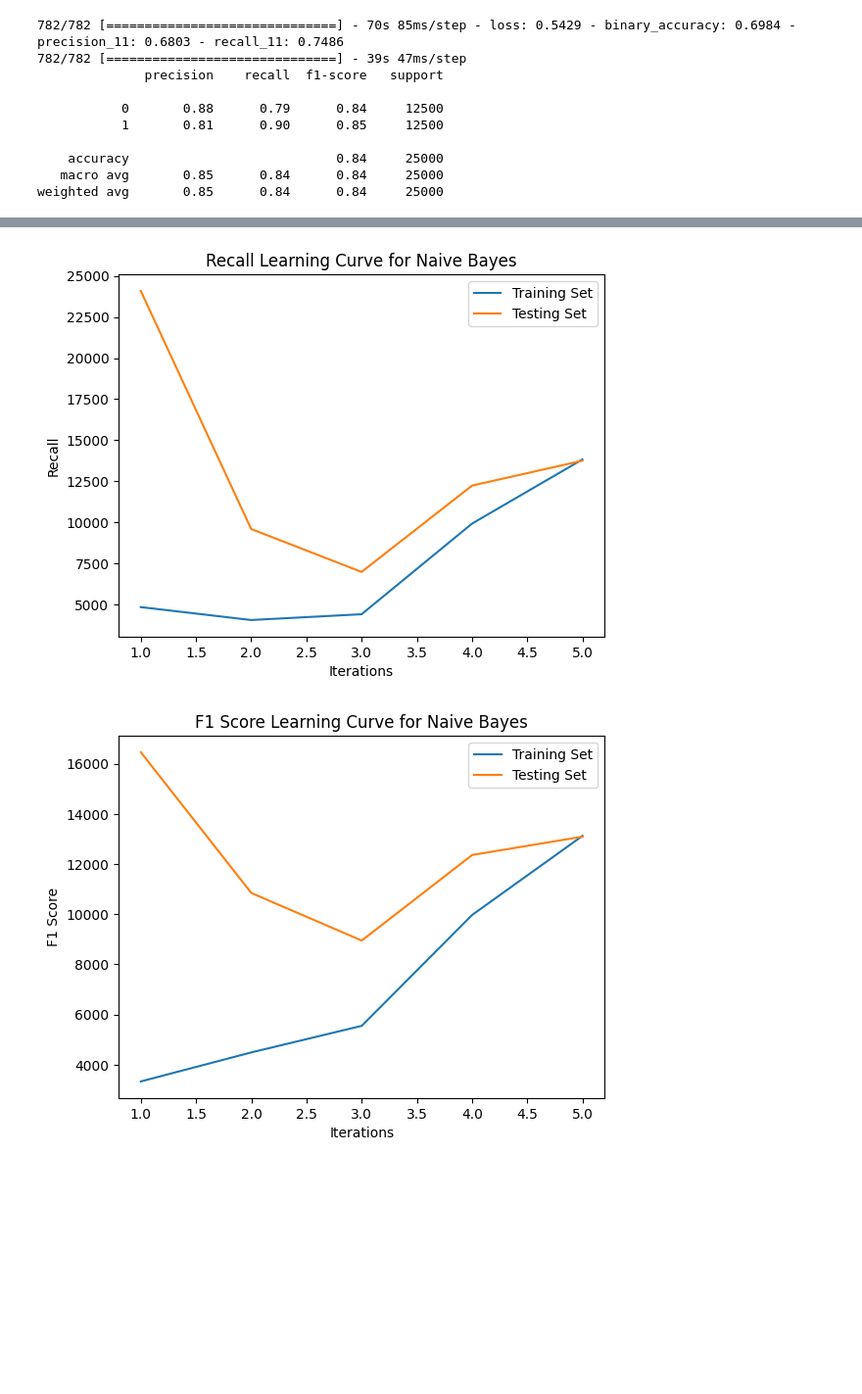
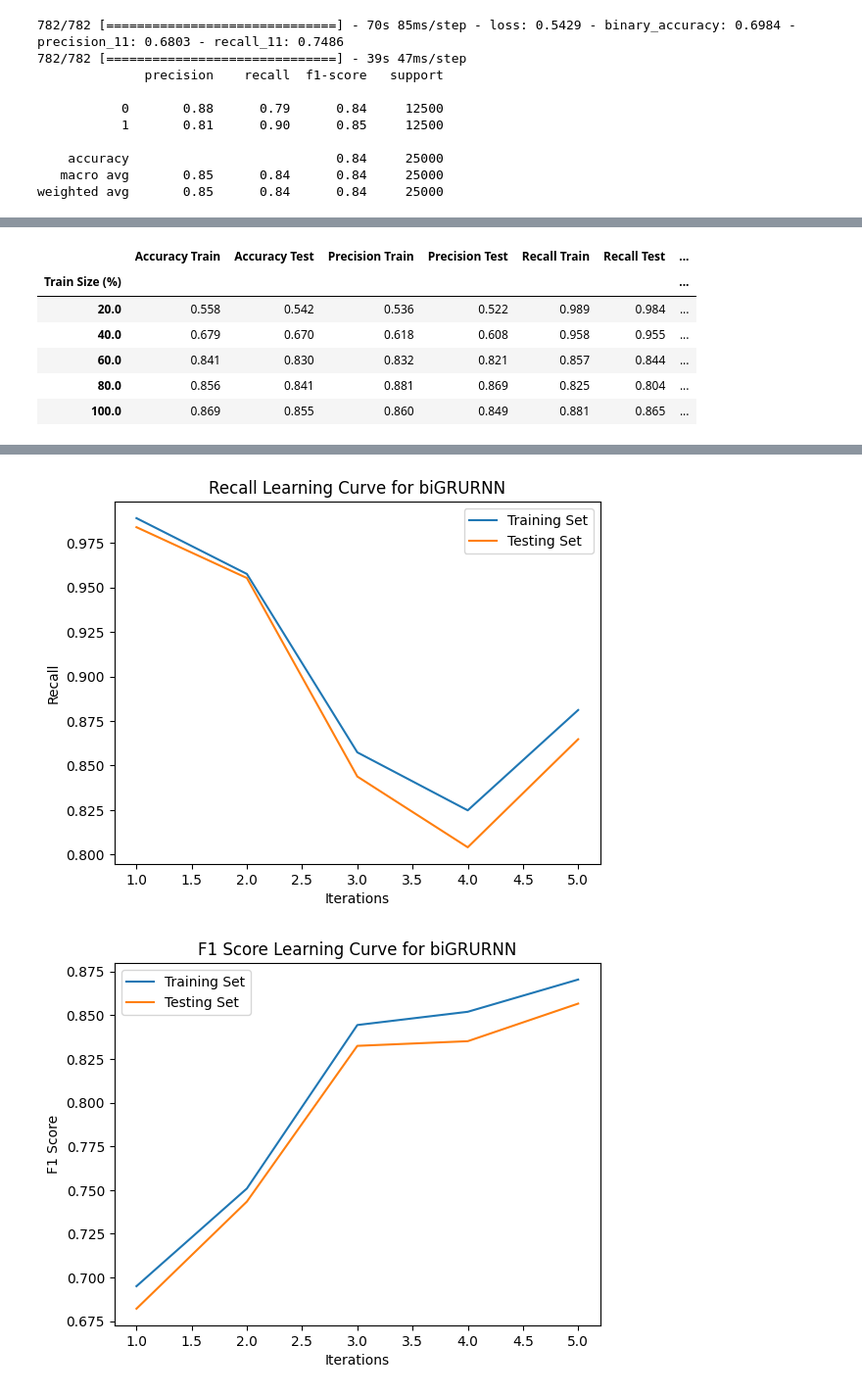
Before and after one commit to GwgwP/AI-Projects, a Jupyter notebook: secondProject/second_project.ipynb, the cells around one changed output, grey strips where cells are left out. Shown at 98% size. Drawn from its saved outputs; the diff is of its cells as text; code cells hidden in the pictures; blank space fills up the shorter version.

```diff
--- a/secondProject/second_project.ipynb
+++ b/secondProject/second_project.ipynb
@@ -1197,5 +1311,5 @@ weighted avg       0.85      0.84      0.84     25000
 # Curves of RNN
 rnn = RNN(vectorizer=vectorizer,  emb_size=64, h_size=64,num_layers=1, epochs=1, verbose=1, batch_size=32)
 # report_BiGRU_RNN = learning_curves(rnn, x_train,y_train, x_test, y_test, n_splits=5)
-report_BiGRU_RNN = learning_curves(rnn, x_train,y_train, x_test, y_test, n_splits=5)
+report_BiGRU_RNN = learning_curve_for_biGRURNN(rnn, x_train,y_train, x_test, y_test, n_splits=5)
 # %% [output]
@@ -1216,0 +1331,7 @@ report_BiGRU_RNN = learning_curves(rnn, x_train,y_train, x_test, y_test, n_split
+|  | Accuracy Train | Accuracy Test | Precision Train | Precision Test | Recall Train | Recall Test | ... |
+| Train Size (%) |  |  |  |  |  |  | ... |
+| 20.0 | 0.558 | 0.542 | 0.536 | 0.522 | 0.989 | 0.984 | ... |
+| 40.0 | 0.679 | 0.670 | 0.618 | 0.608 | 0.958 | 0.955 | ... |
+| 60.0 | 0.841 | 0.830 | 0.832 | 0.821 | 0.857 | 0.844 | ... |
+| 80.0 | 0.856 | 0.841 | 0.881 | 0.869 | 0.825 | 0.804 | ... |
+| 100.0 | 0.869 | 0.855 | 0.860 | 0.849 | 0.881 | 0.865 | ... |
@@ -1219,5 +1340,5 @@ report_BiGRU_RNN = learning_curves(rnn, x_train,y_train, x_test, y_test, n_split
-[figure, old version]
+[figure, new version]
-[figure, old version]
+[figure, new version]
 # %%
 rnn = RNN(vectorizer=vectorizer,  emb_size=64, h_size=64,num_layers=1, epochs=1, verbose=1, batch_size=32)
 # report_BiGRU_RNN = learning_curves(rnn, x_train,y_train, x_test, y_test, n_splits=5)
```
Also changed, not shown: parts of 2 cells of this notebook.
